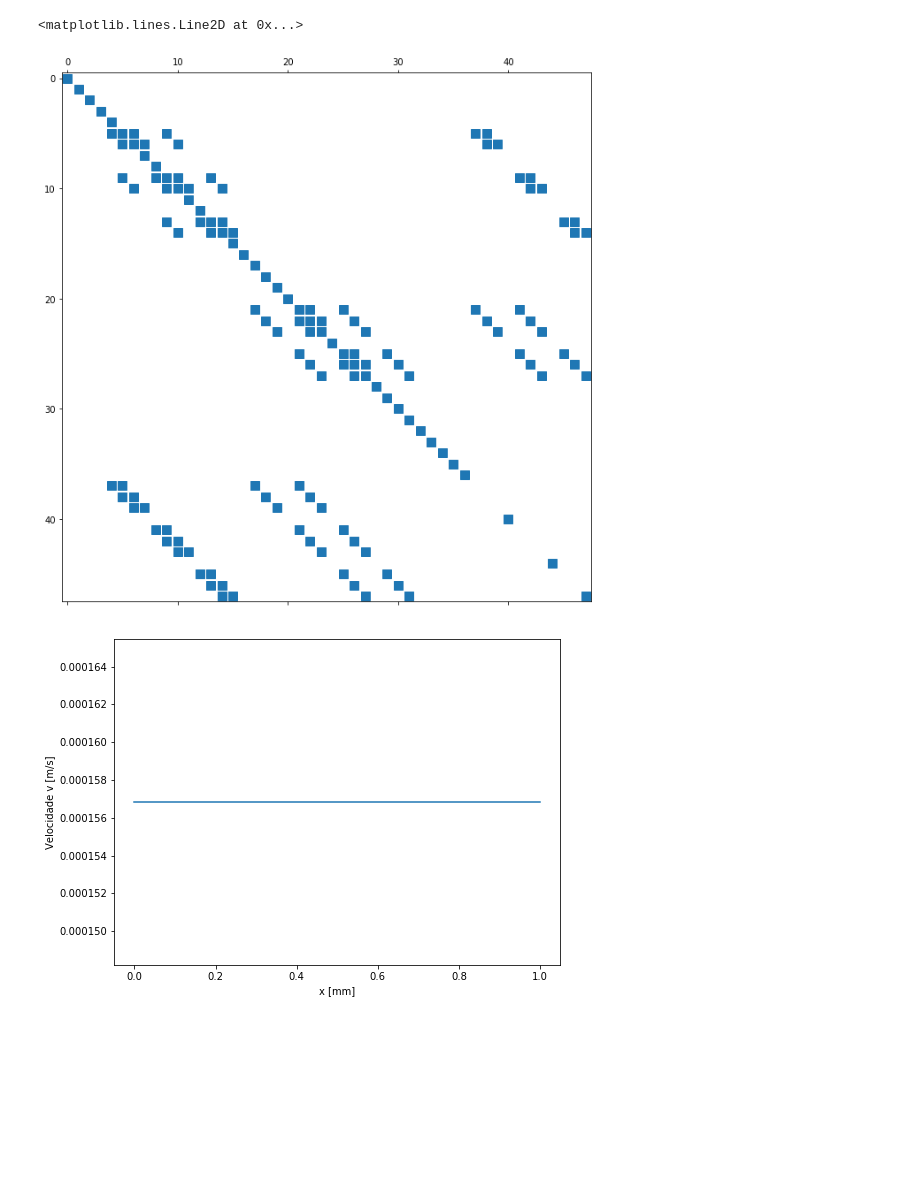
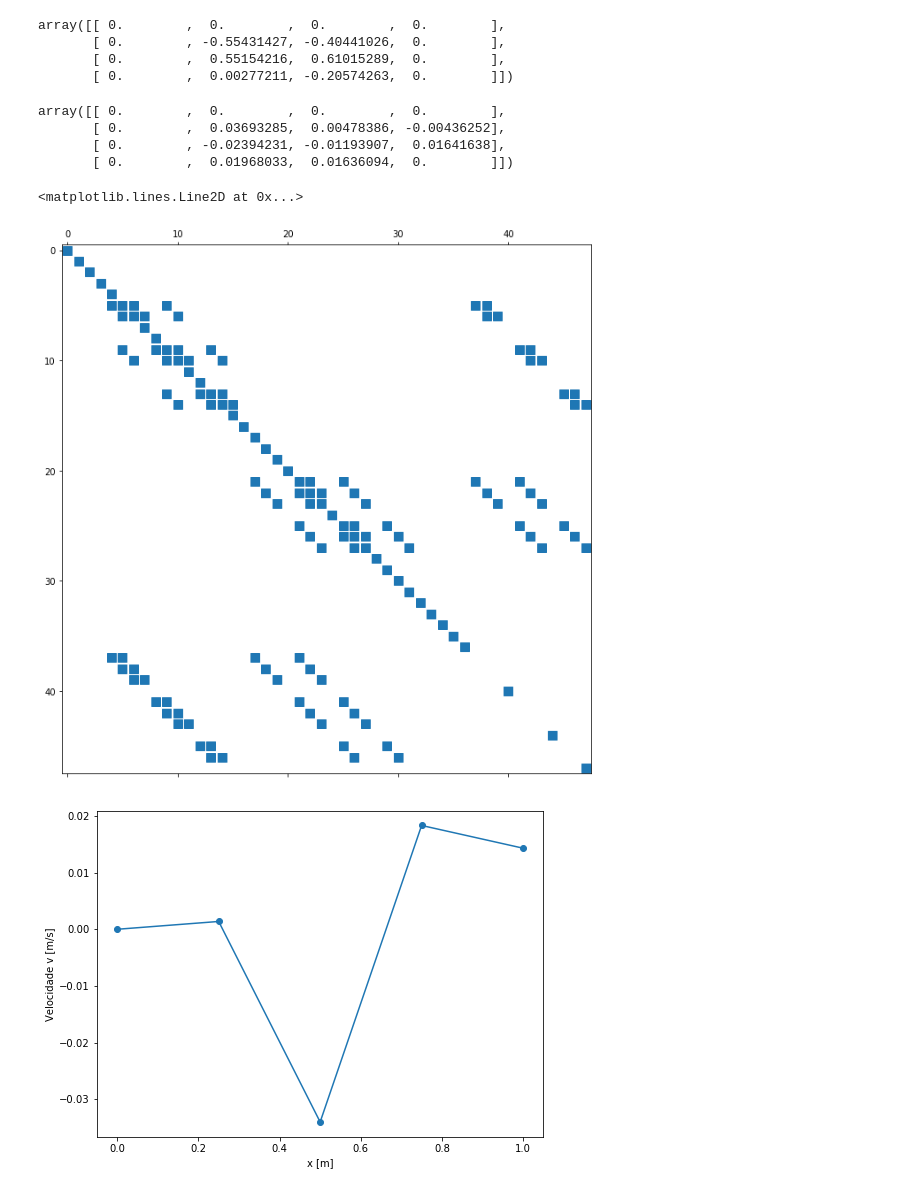
Before and after one commit to gusttavlang/TransComp, a Jupyter notebook: Trabalho 8/Cavidade.ipynb, the cells around one changed output. Drawn from its saved outputs; the diff is of its cells as text; code cells hidden in the pictures; blank space fills up the shorter version.

Commit message:
Matriz montada certo - conferir coefs

```diff
--- a/Trabalho 8/Cavidade.ipynb
+++ b/Trabalho 8/Cavidade.ipynb
@@ -53,6 +54,10 @@ x_plot = np.linspace(-deltax/2,L-deltax/2,meshx)
 y_plot = np.linspace(-deltay/2,L-deltay/2,meshy)
 # %%
 #CDS
+P = np.zeros(((mesht,meshx,meshy)))
+u = np.zeros(((mesht,meshx,meshy)))
+v = np.zeros(((mesht,meshx,meshy)))
+
 Me_u = np.zeros((meshx,meshy))
 Mw_u = np.zeros((meshx,meshy))
 Mn_u = np.zeros((meshx,meshy))
@@ -82,11 +87,11 @@ u_antigo = np.zeros((meshx,meshy))
 v_antigo = np.zeros((meshx,meshy))
 P_antigo = np.zeros((meshx,meshy))
 
-eps = 1e-8
+eps = 1e-4
 erro = 1
 for t in range(1,mesht):
     iteracoes = 0
-    while (erro > eps): #arrumar dps
+    while (erro > eps):
         u_antigo[:,:] = u[t,:,:]
         v_antigo[:,:] = v[t,:,:]
         P_antigo[:,:] = P[t,:,:]
@@ -95,7 +100,7 @@ for t in range(1,mesht):
             for x in range(1,meshx-1):
                 Me_u[x,y] = rho*(u[t,x,y]+u[t,x+1,y])/2*deltay*w
                 Mw_u[x,y] = rho*(u[t,x,y]+u[t,x-1,y])/2*deltay*w
-                Mn_u[x,y] = rho*(v[t,x,y]+v[t,x+1,y])/2*deltax*w
+                Mn_u[x,y] = rho*(v[t,x,y]+v[t,x,y+1])/2*deltax*w
                 Ms_u[x,y] = rho*(v[t,x,y-1]+v[t,x+1,y-1])/2*deltax*w
 
                 Me_v[x,y] = rho*(u[t,x,y]+u[t,x,y+1])/2*deltay*w
@@ -262,6 +267,7 @@ for t in range(1,mesht):
                     Matrix_coef_A[cont,cont] = 1
                 cont += 1
         #determinando pressão de referência = 0 no último volume
+        Matrix_coef_A[meshx*meshy*3-1,:] = 0 #rever dps
         Matrix_coef_A[meshx*meshy*3-1,meshx*meshy*3-1] = 1
 
         Resultado = solve(Matrix_coef_A,Matrix_coef_B)
@@ -269,21 +275,24 @@ for t in range(1,mesht):
         for y in range(meshy):
             for x in range(meshx):
                 u[t,x,y] = Resultado[cont,0]
-        cont = meshx*meshy
+                cont += 1
+        #cont = meshx*meshy
         for y in range(meshy):
             for x in range(meshx):
                 v[t,x,y] = Resultado[cont,0]
-        cont = meshx*meshy*2
+                cont += 1
+        #cont = meshx*meshy*2
         for y in range(meshy):
             for x in range(meshx):
                 P[t,x,y] = Resultado[cont,0]
-
+                cont += 1
         erro_u = (u[t,:,:] - u_antigo[:,:])
         erro_v = (v[t,:,:] - v_antigo[:,:])
-        erro_P = (P[t,:,:] - v_antigo[:,:])
+        erro_P = (P[t,:,:] - P_antigo[:,:])
         erro = max(abs(erro_u.max()),abs(erro_v.max()),abs(erro_P.max()))
         iteracoes += 1
         print(iteracoes)
-        #erro = 0 #mudar dps
+        if (iteracoes == 500):
+            erro = 0 #mudar dps
 # %% [output]
 1
@@ -290,3 +326,17 @@ for t in range(1,mesht):
+# %%
+erro_v
+# %% [output]
+array([[ 0.        ,  0.        ,  0.        ,  0.        ],
+       [ 0.        , -0.55431427, -0.40441026,  0.        ],
+       [ 0.        ,  0.55154216,  0.61015289,  0.        ],
+       [ 0.        ,  0.00277211, -0.20574263,  0.        ]])
+# %%
+erro_P
+# %% [output]
+array([[ 0.        ,  0.        ,  0.        ,  0.        ],
+       [ 0.        ,  0.03693285,  0.00478386, -0.00436252],
+       [ 0.        , -0.02394231, -0.01193907,  0.01641638],
+       [ 0.        ,  0.01968033,  0.01636094,  0.        ]])
 # %%
 %matplotlib inline
 M = sps.csr_matrix(Matrix_coef_A)
@@ -294,19 +344,19 @@ fig, ax = pltt.subplots(figsize=(11,11))
 ax.spy(M)
 # %% [output]
 <matplotlib.lines.Line2D at 0x...>
-[figure, old version]
+[figure, new version]
 # %%
 %matplotlib inline
 fig = plt.figure(figsize=(8,6))
 axis = fig.add_subplot(111)
 
-axis.plot(x_plot+deltax/2,v[1,:,(meshx-1)/2])
+axis.plot(x_plot+deltax/2,v[1,:,(meshx-1)/2],marker='o')
 
 axis.set_ylabel('Velocidade v [m/s]')
-axis.set_xlabel('x [mm]')
+axis.set_xlabel('x [m]')
 axis.set_title('')
 axis.legend(bbox_to_anchor=(1.05, 1), loc=2, borderaxespad=0.)
 #axis.set_ylim(30,100)
 #axis.set_xlim(-0.05,0.45)
 # %% [output]
-[figure, old version]
+[figure, new version]
```
Also changed, not shown: parts of 5 cells of this notebook.
